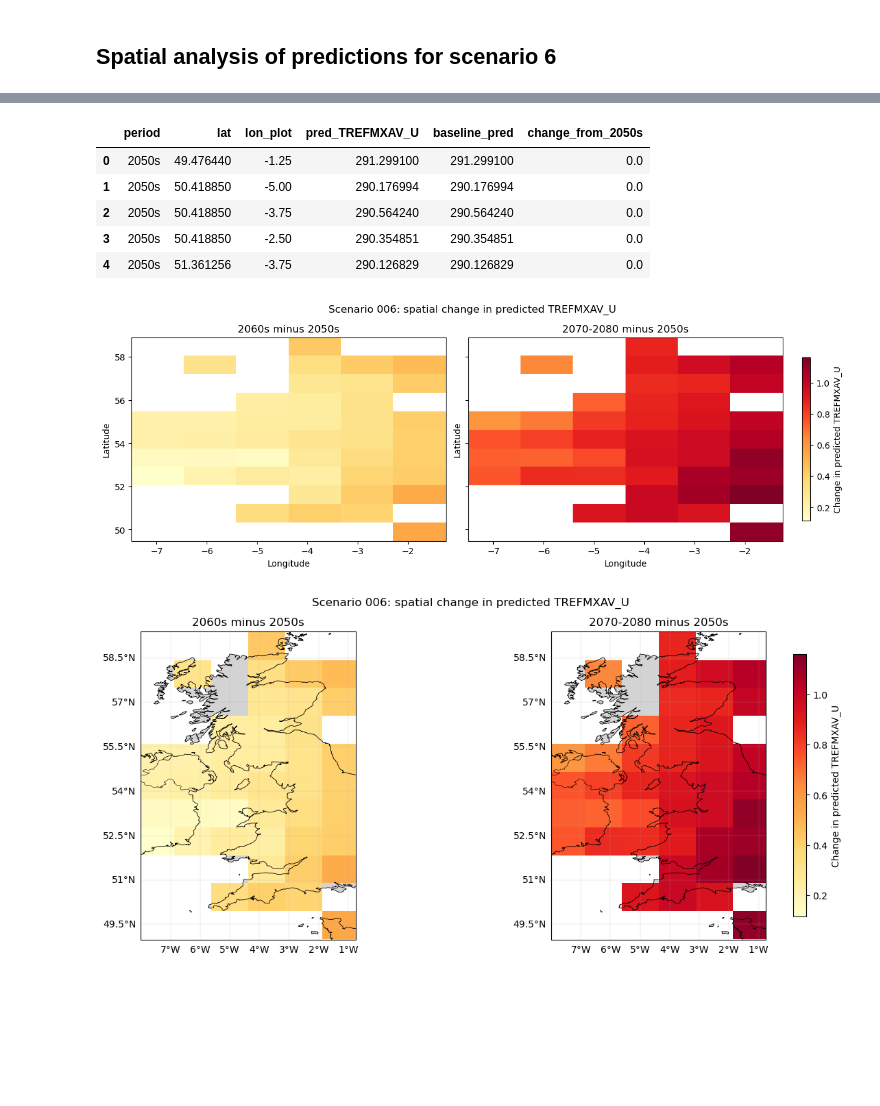
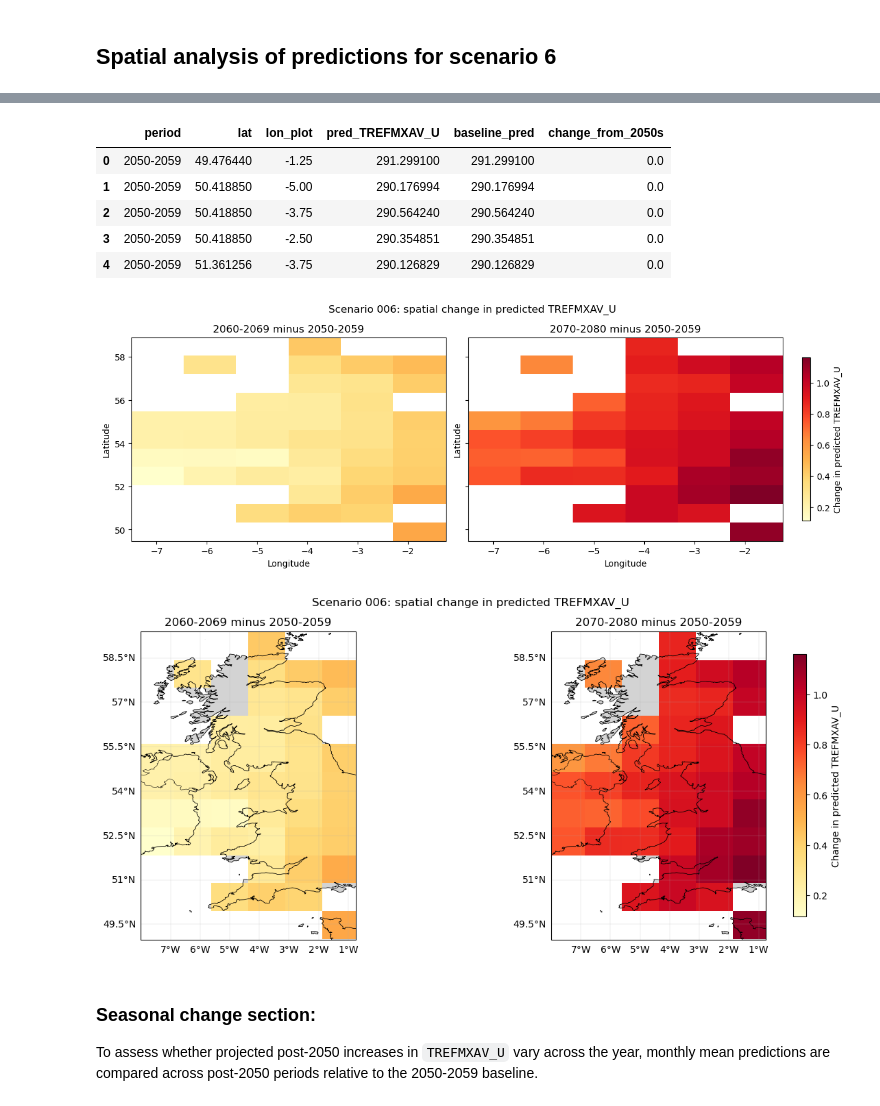
Before and after one commit to Jacob-DS-1/eds_project2, a Jupyter notebook: notebooks/04_post2050_predictions.ipynb, the cells around one changed output, grey strips where cells are left out. Saved outputs shown, nothing was run; the diff lists cells and outputs as text; code cells hidden in the pictures; blank space fills up the shorter version.

```diff
--- a/notebooks/04_post2050_predictions.ipynb
+++ b/notebooks/04_post2050_predictions.ipynb
@@ -268,15 +299,4 @@ scenario6.head()
 # %%
-def assign_period(year):
-    if 2050 <= year <= 2059:
-        return "2050s"
-    elif 2060 <= year <= 2069:
-        return "2060s"
-    elif 2070 <= year <= 2080:
-        return "2070-2080"
-    else:
-        return np.nan
-
-scenario6["period"] = scenario6["year"].apply(assign_period)
-scenario6["period"].value_counts(dropna=False)
+scenario6["period"].value_counts(dropna=False).sort_index()
 # %% [output]
 period
@@ -306,5 +326,5 @@ spatial_period.head()
 # %%
-periods = ["2050s", "2060s", "2070-2080"]
+periods = ["2050-2059", "2060-2069", "2070-2080"]
 
 vmin = spatial_period["pred_TREFMXAV_U"].min()
 vmax = spatial_period["pred_TREFMXAV_U"].max()
@@ -374,23 +394,40 @@ plt.show()
 # %%
 # Change maps relative to 2050 baseline - also correct the lon values
 
-baseline = spatial_period[spatial_period["period"] == "2050s"][["lat", "lon_plot", "pred_TREFMXAV_U"]].rename(
-    columns={"pred_TREFMXAV_U": "baseline_pred"}
+baseline = (
+    spatial_period.loc[
+        spatial_period["period"] == "2050-2059",
+        ["lat", "lon_plot", "pred_TREFMXAV_U"]
+    ]
+    .rename(columns={"pred_TREFMXAV_U": "baseline_pred"})
 )
 
-spatial_change = spatial_period.merge(baseline, on=["lat", "lon_plot"], how="left")
-spatial_change["change_from_2050s"] = spatial_change["pred_TREFMXAV_U"] - spatial_change["baseline_pred"]
+assert not baseline.empty, "Spatial baseline table is empty. Check period labels in spatial_period."
+
+spatial_change = spatial_period.merge(
+    baseline,
+    on=["lat", "lon_plot"],
+    how="left",
+    validate="many_to_one"
+)
+
+spatial_change["change_from_2050s"] = (
+    spatial_change["pred_TREFMXAV_U"] - spatial_change["baseline_pred"]
+)
+
+assert spatial_change["change_from_2050s"].notna().all(), \
+    "NaNs detected in spatial_change after baseline merge."
 
 spatial_change.head()
 # %% [output]
 |  | period | lat | lon_plot | pred_TREFMXAV_U | baseline_pred | change_from_2050s |
-| 0 | 2050s | 49.476440 | -1.25 | 291.299100 | 291.299100 | 0.0 |
-| 1 | 2050s | 50.418850 | -5.00 | 290.176994 | 290.176994 | 0.0 |
-| 2 | 2050s | 50.418850 | -3.75 | 290.564240 | 290.564240 | 0.0 |
-| 3 | 2050s | 50.418850 | -2.50 | 290.354851 | 290.354851 | 0.0 |
-| 4 | 2050s | 51.361256 | -3.75 | 290.126829 | 290.126829 | 0.0 |
+| 0 | 2050-2059 | 49.476440 | -1.25 | 291.299100 | 291.299100 | 0.0 |
+| 1 | 2050-2059 | 50.418850 | -5.00 | 290.176994 | 290.176994 | 0.0 |
+| 2 | 2050-2059 | 50.418850 | -3.75 | 290.564240 | 290.564240 | 0.0 |
+| 3 | 2050-2059 | 50.418850 | -2.50 | 290.354851 | 290.354851 | 0.0 |
+| 4 | 2050-2059 | 51.361256 | -3.75 | 290.126829 | 290.126829 | 0.0 |
 # %%
-change_periods = ["2060s", "2070-2080"]
+change_periods = ["2060-2069", "2070-2080"]
 
 change_grids = {}
 
@@ -402,43 +439,45 @@ for period in change_periods:
 
 all_change_vals = np.concatenate([grid.values.flatten() for grid in change_grids.values()])
 all_change_vals = all_change_vals[~np.isnan(all_change_vals)]
 
 vmin = all_change_vals.min()
 vmax = all_change_vals.max()
 
 fig, axes = plt.subplots(1, 2, figsize=(12, 4), sharex=True, sharey=True, constrained_layout=True)
 
 for ax, period in zip(axes, change_periods):
     grid = change_grids[period]
 
     im = ax.imshow(
         grid.values,
         origin="lower",
         aspect="auto",
         vmin=vmin,
         vmax=vmax,
         cmap="YlOrRd",
         extent=[grid.columns.min(), grid.columns.max(), grid.index.min(), grid.index.max()]
     )
 
-    ax.set_title(f"{period} minus 2050s")
+    ax.set_title(f"{period} minus 2050-2059")
     ax.set_xlabel("Longitude")
     ax.set_ylabel("Latitude")
 
 fig.colorbar(im, ax=axes, label="Change in predicted TREFMXAV_U", shrink=0.8, pad=0.03)
 
 fig.suptitle("Scenario 006: spatial change in predicted TREFMXAV_U", y=1.07)
 plt.show()
 # %% [output]
-[figure, old version]
+[figure, new version]
 # %%
 # Cartopy version with background map
 
-change_periods = ["2060s", "2070-2080"]
+change_periods = ["2060-2069", "2070-2080"]
 change_grids = {}
 
 for period in change_periods:
     dfp = spatial_change[spatial_change["period"] == period]
+    assert not dfp.empty, f"No spatial change data found for period {period}"
+
     grid = dfp.pivot(index="lat", columns="lon_plot", values="change_from_2050s")
     grid = grid.sort_index().sort_index(axis=1)
     change_grids[period] = grid
@@ -446,6 +485,8 @@ for period in change_periods:
 # Actual color scale from the data
 all_change_vals = np.concatenate([grid.values.flatten() for grid in change_grids.values()])
 all_change_vals = all_change_vals[~np.isnan(all_change_vals)]
+
+assert all_change_vals.size > 0, "No finite values found for cartopy spatial change plot."
 
 vmin = all_change_vals.min()
 vmax = all_change_vals.max()
@@ -498,7 +539,7 @@ for ax, period in zip(axes, change_periods):
     gl.top_labels = False
     gl.right_labels = False
 
-    ax.set_title(f"{period} minus 2050s")
+    ax.set_title(f"{period} minus 2050-2059")
 
 cbar = fig.colorbar(im, ax=axes, orientation="vertical", shrink=0.85, pad=0.03)
 cbar.set_label("Change in predicted TREFMXAV_U")
@@ -511,4 +552,8 @@ fig.savefig(
 )
 plt.show()
 # %% [output]
-[figure, old version]
+[figure, new version]
+# %% [markdown]
+### Seasonal change section:
+
+To assess whether projected post-2050 increases in `TREFMXAV_U` vary across the year, monthly mean predictions are compared across post-2050 periods relative to the 2050-2059 baseline.
```
Also changed, not shown: parts of 26 cells of this notebook.
